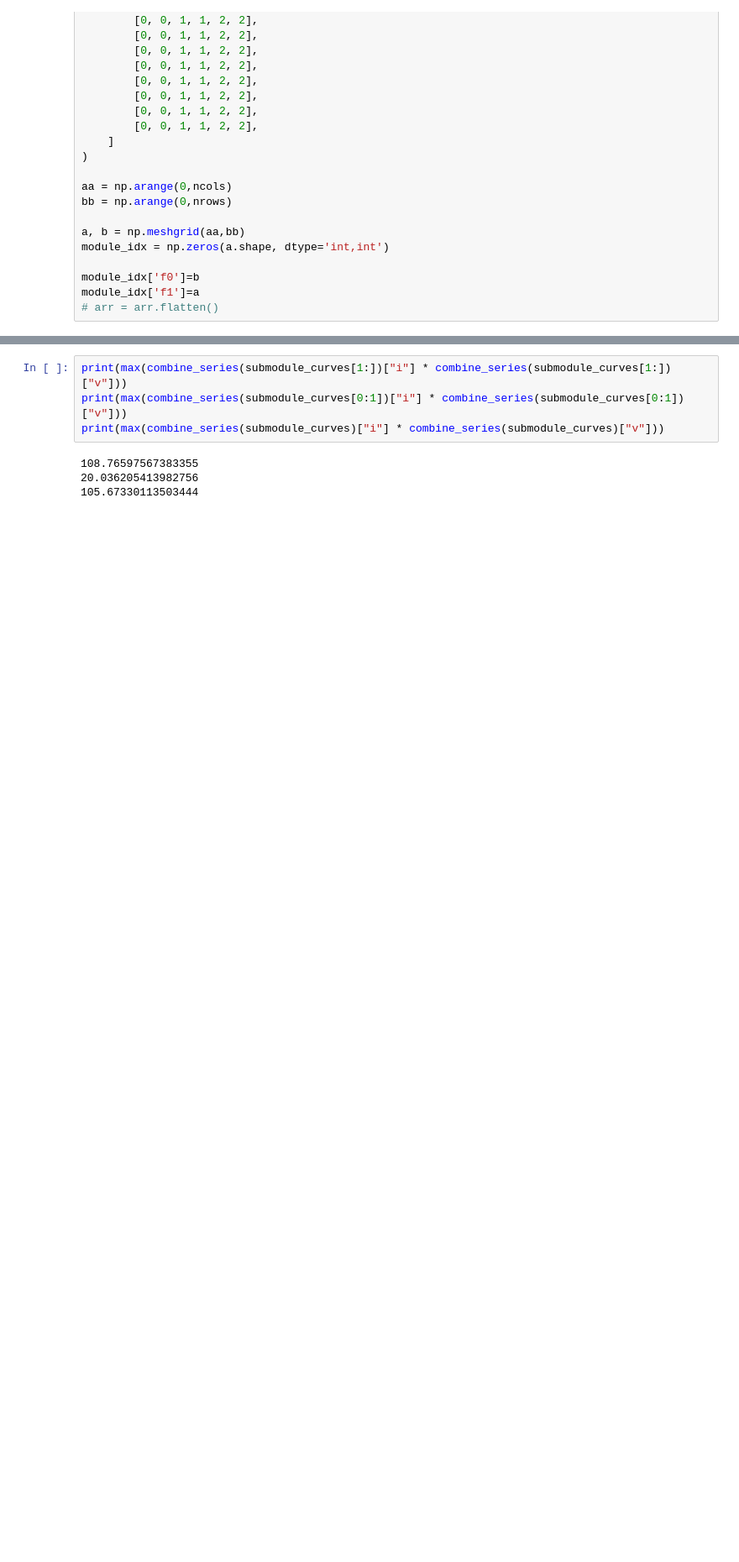
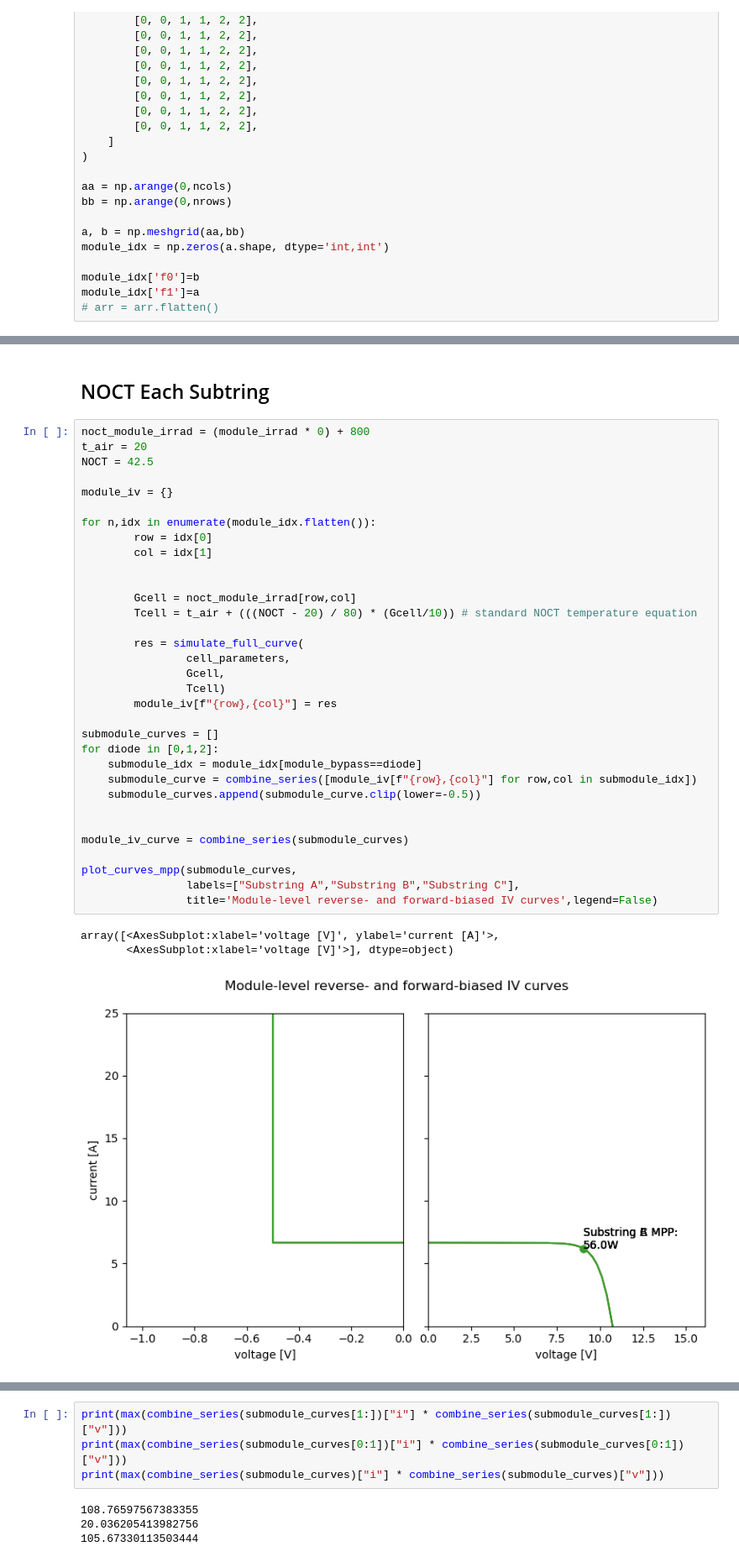
Before and after one commit to justinfmccarty/IPV_Workbench, a Jupyter notebook: notebooks/22_bypass_diodes.ipynb, the cells around one changed output, grey strips where cells are left out. Shown at 84% size. Saved outputs shown, nothing was run; the diff lists cells and outputs as text; blank space fills up the shorter version.

```diff
--- a/notebooks/22_bypass_diodes.ipynb
+++ b/notebooks/22_bypass_diodes.ipynb
@@ -319,0 +324,39 @@ array([<AxesSubplot:xlabel='voltage [V]', ylabel='current [A]'>,
+# %% [markdown]
+## NOCT Each Subtring
+# %%
+noct_module_irrad = (module_irrad * 0) + 800
+t_air = 20
+NOCT = 42.5
+
+module_iv = {}
+
+for n,idx in enumerate(module_idx.flatten()):
+        row = idx[0]
+        col = idx[1]
+
+
+        Gcell = noct_module_irrad[row,col]
+        Tcell = t_air + (((NOCT - 20) / 80) * (Gcell/10)) # standard NOCT temperature equation
+
+        res = simulate_full_curve(
+                cell_parameters,
+                Gcell,
+                Tcell)
+        module_iv[f"{row},{col}"] = res
+
+submodule_curves = []
+for diode in [0,1,2]:
+    submodule_idx = module_idx[module_bypass==diode]
+    submodule_curve = combine_series([module_iv[f"{row},{col}"] for row,col in submodule_idx])
+    submodule_curves.append(submodule_curve.clip(lower=-0.5))
+
+
+module_iv_curve = combine_series(submodule_curves)
+
+plot_curves_mpp(submodule_curves,
+                labels=["Substring A","Substring B","Substring C"],
+                title='Module-level reverse- and forward-biased IV curves',legend=False)
+# %% [output]
+array([<AxesSubplot:xlabel='voltage [V]', ylabel='current [A]'>,
+       <AxesSubplot:xlabel='voltage [V]'>], dtype=object)
+[figure, added]
```
Also changed, not shown: parts of 8 cells of this notebook, 29 other files.
